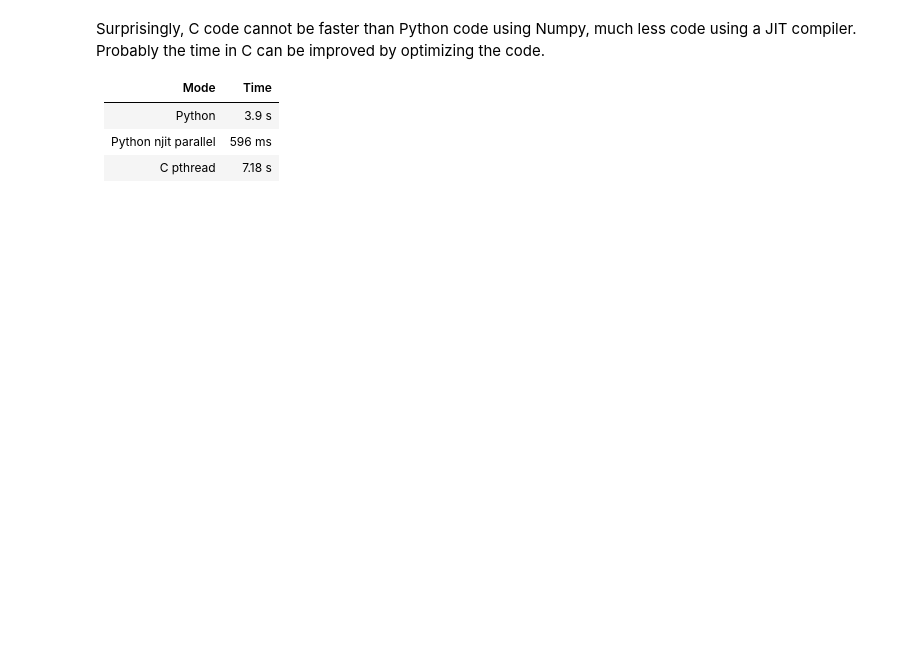
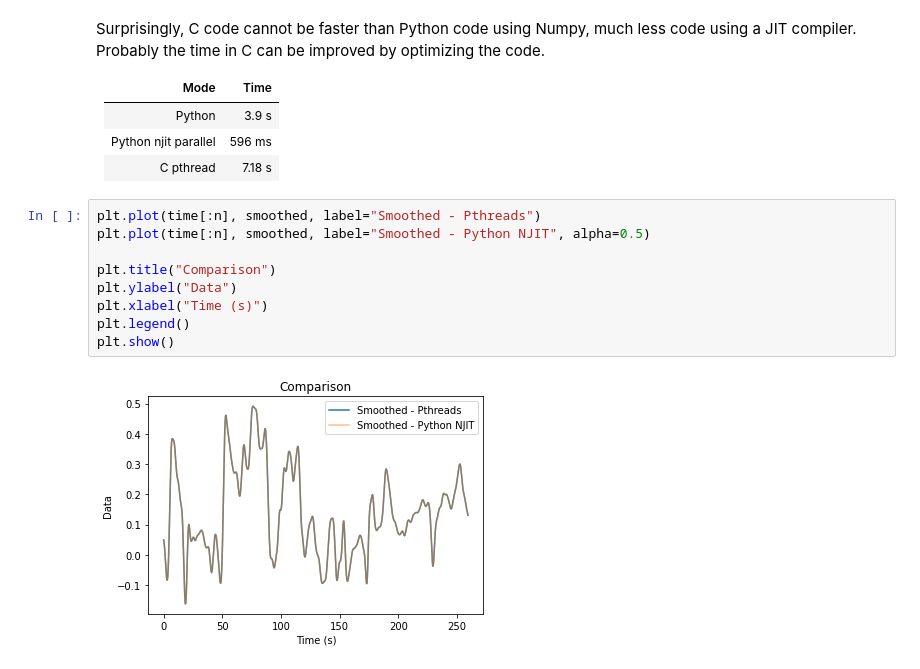
Before and after one commit to EltonCN/MC504-SistemasOperacionais, a Jupyter notebook: Projeto01/Results.ipynb, the cells around one changed output. Cells and saved outputs as stored; diff of their text form; blank space fills up the shorter version.

```diff
--- a/Projeto01/Results.ipynb
+++ b/Projeto01/Results.ipynb
@@ -77,3 +77,14 @@ Mode | Time
 Python | 3.9 s
 Python njit parallel | 596 ms
 C pthread | 7.18 s
+# %%
+plt.plot(time[:n], smoothed, label="Smoothed - Pthreads")
+plt.plot(time[:n], smoothed, label="Smoothed - Python NJIT", alpha=0.5)
+
+plt.title("Comparison")
+plt.ylabel("Data")
+plt.xlabel("Time (s)")
+plt.legend()
+plt.show()
+# %% [output]
+[figure, added]
```
Also changed, not shown: parts of 1 cell of this notebook, 2 other files.
